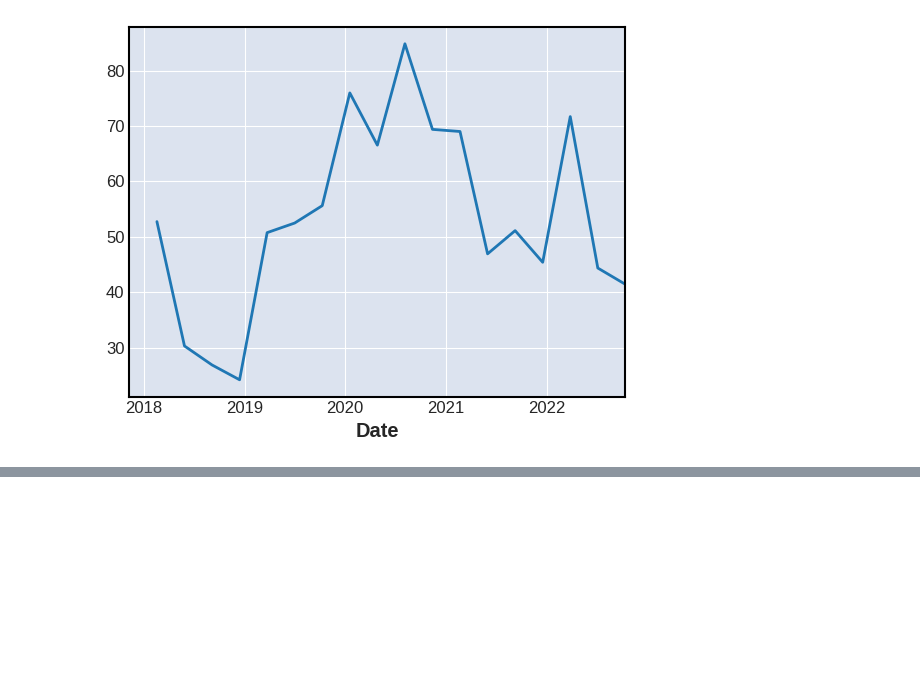
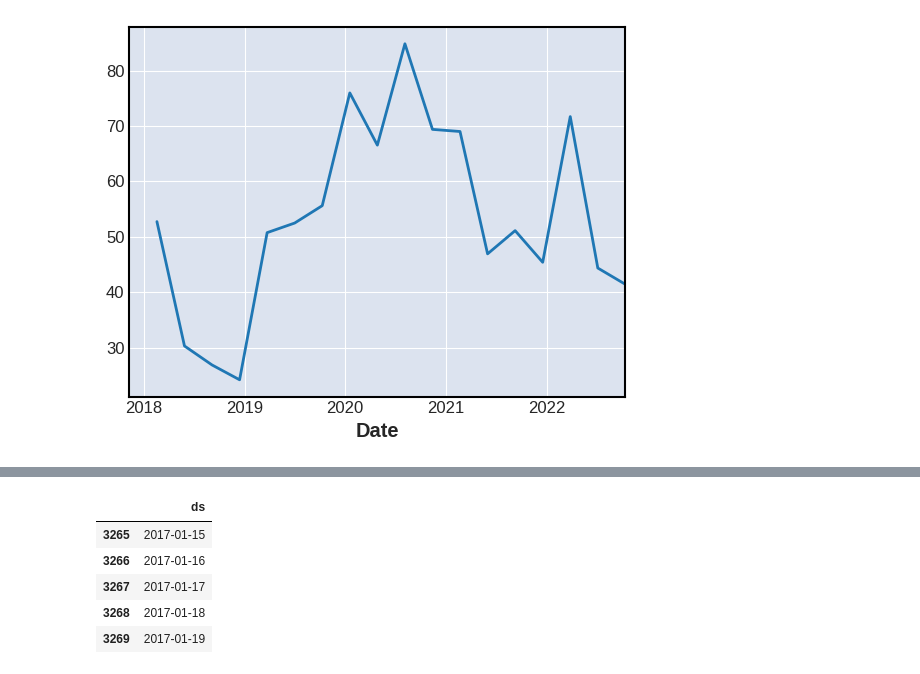
Before and after one commit to pattanps/ppm2-ML-AI-course, a Jupyter notebook: ppm2ml_finance.ipynb, the cells around one changed output, grey strips where cells are left out. Saved outputs shown, nothing was run; the diff lists cells and outputs as text; code cells hidden in the pictures; blank space fills up the shorter version.

```diff
--- a/ppm2ml_finance.ipynb
+++ b/ppm2ml_finance.ipynb
@@ -159,0 +196,6 @@ rsi[::100].plot()
+# %%
+m = Prophet()
+m.fit(df)
+future = m.make_future_dataframe(periods=365)
+future.tail()
+# %% [output]
@@ -159,0 +204,6 @@ rsi[::100].plot()
+|  | ds |
+| 3265 | 2017-01-15 |
+| 3266 | 2017-01-16 |
+| 3267 | 2017-01-17 |
+| 3268 | 2017-01-18 |
+| 3269 | 2017-01-19 |
```
Also changed, not shown: parts of 6 cells of this notebook.
